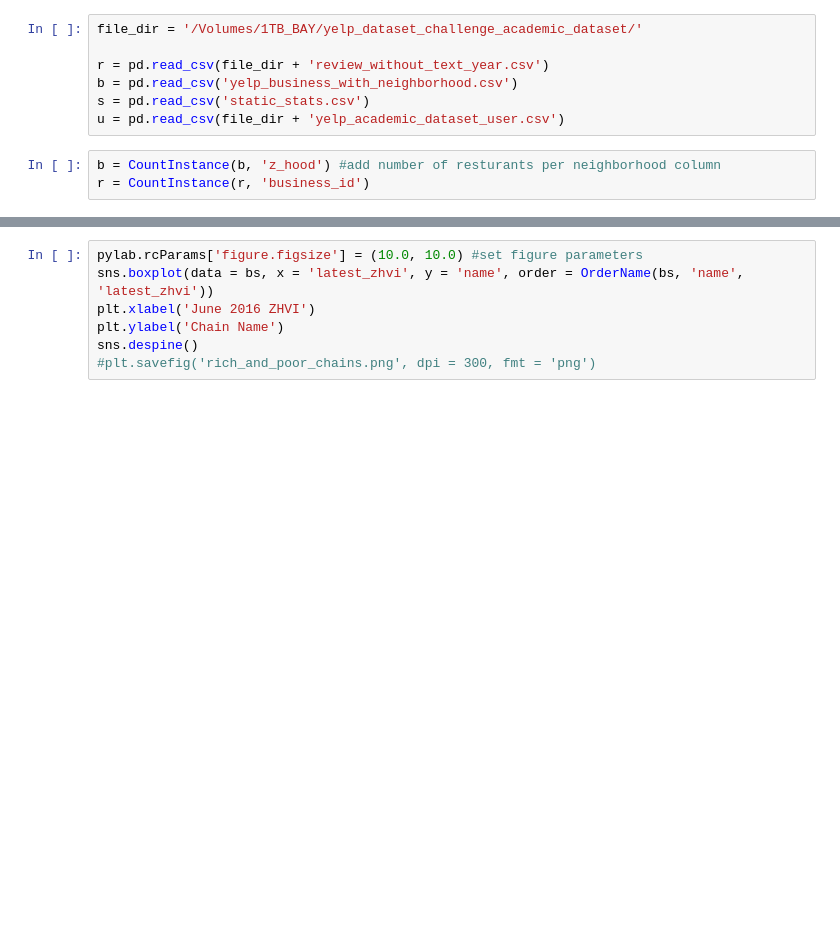
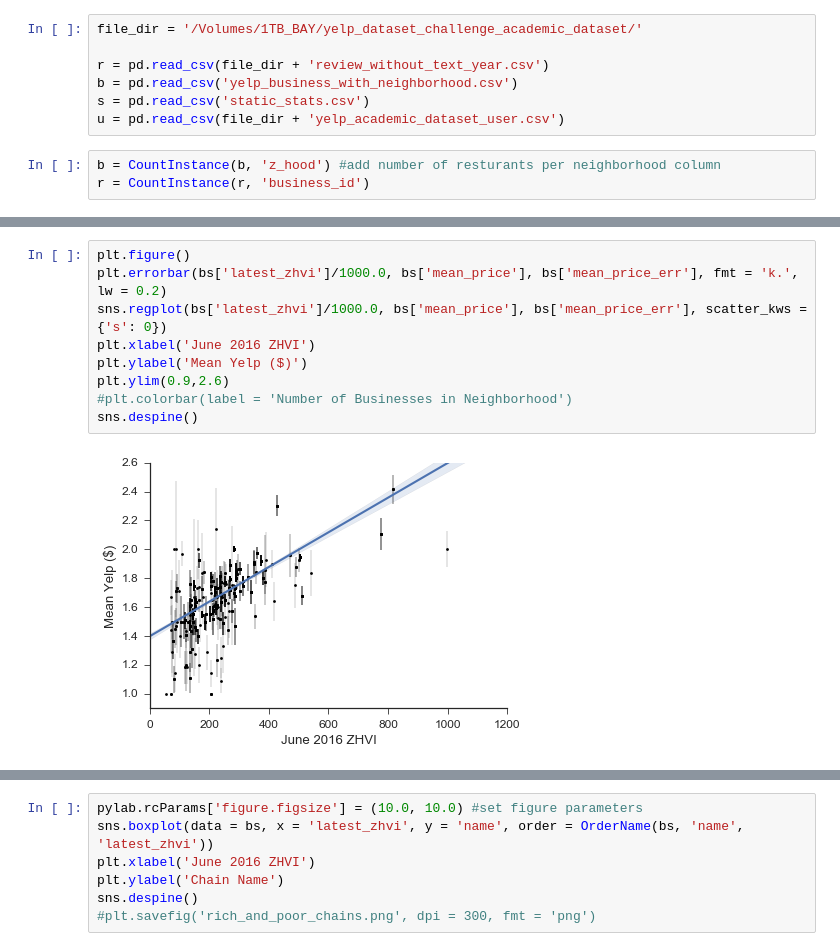
Before and after one commit to zihaoxu/jac_project, a Jupyter notebook: clean_yelp_data.ipynb, the cells around one changed output, grey strips where cells are left out. Drawn from its saved outputs; the diff is of its cells as text; blank space fills up the shorter version.

```diff
--- a/clean_yelp_data.ipynb
+++ b/clean_yelp_data.ipynb
@@ -82 +124,12 @@ bs = pd.merge(bf, s, on = 'z_hood', how = 'inner')
+# %%
+plt.figure()
+plt.errorbar(bs['latest_zhvi']/1000.0, bs['mean_price'], bs['mean_price_err'], fmt = 'k.', lw = 0.2)
+sns.regplot(bs['latest_zhvi']/1000.0, bs['mean_price'], bs['mean_price_err'], scatter_kws = {'s': 0})
+plt.xlabel('June 2016 ZHVI')
+plt.ylabel('Mean Yelp ($)')
+plt.ylim(0.9,2.6)
+#plt.colorbar(label = 'Number of Businesses in Neighborhood')
+sns.despine()
+# %% [output]
+[figure, added]
 # %%
```
Also changed, not shown: parts of 3 cells of this notebook, 4 other files.
